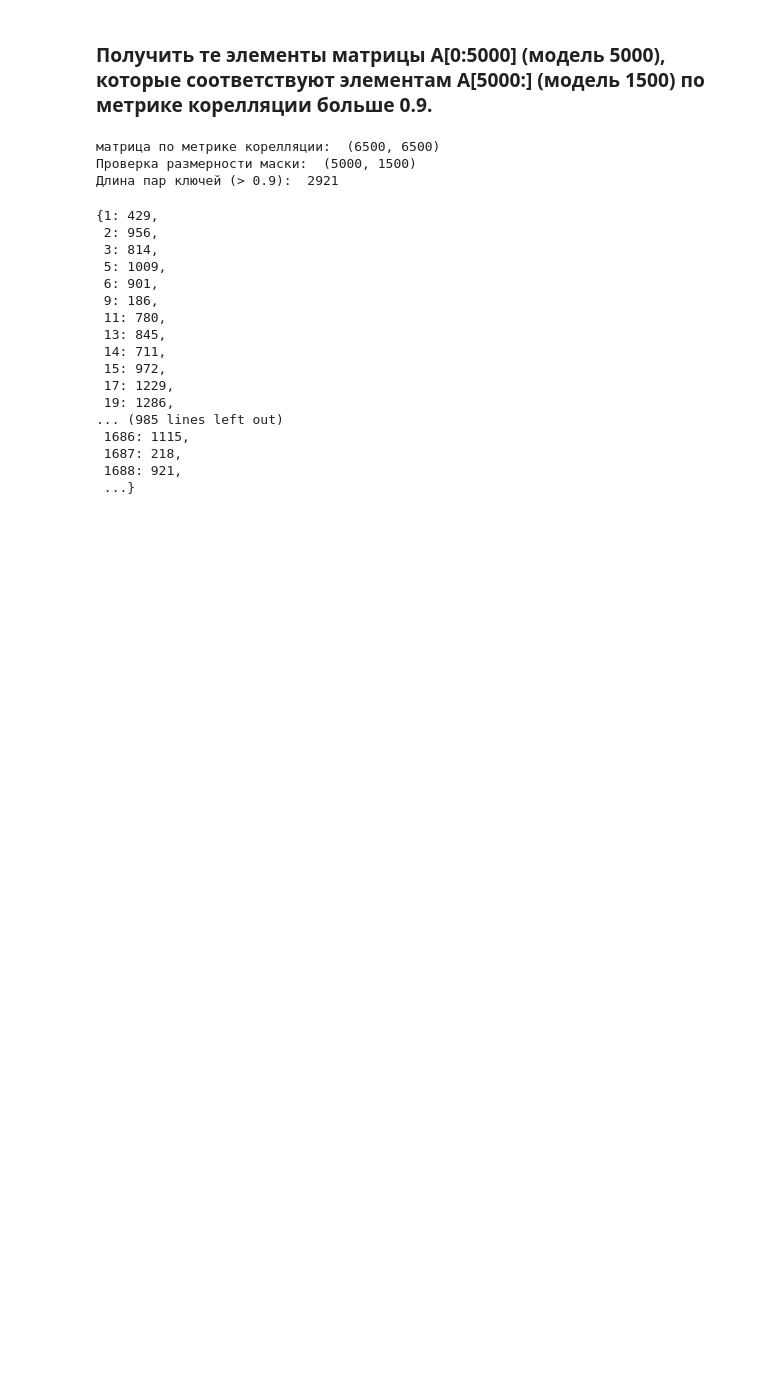
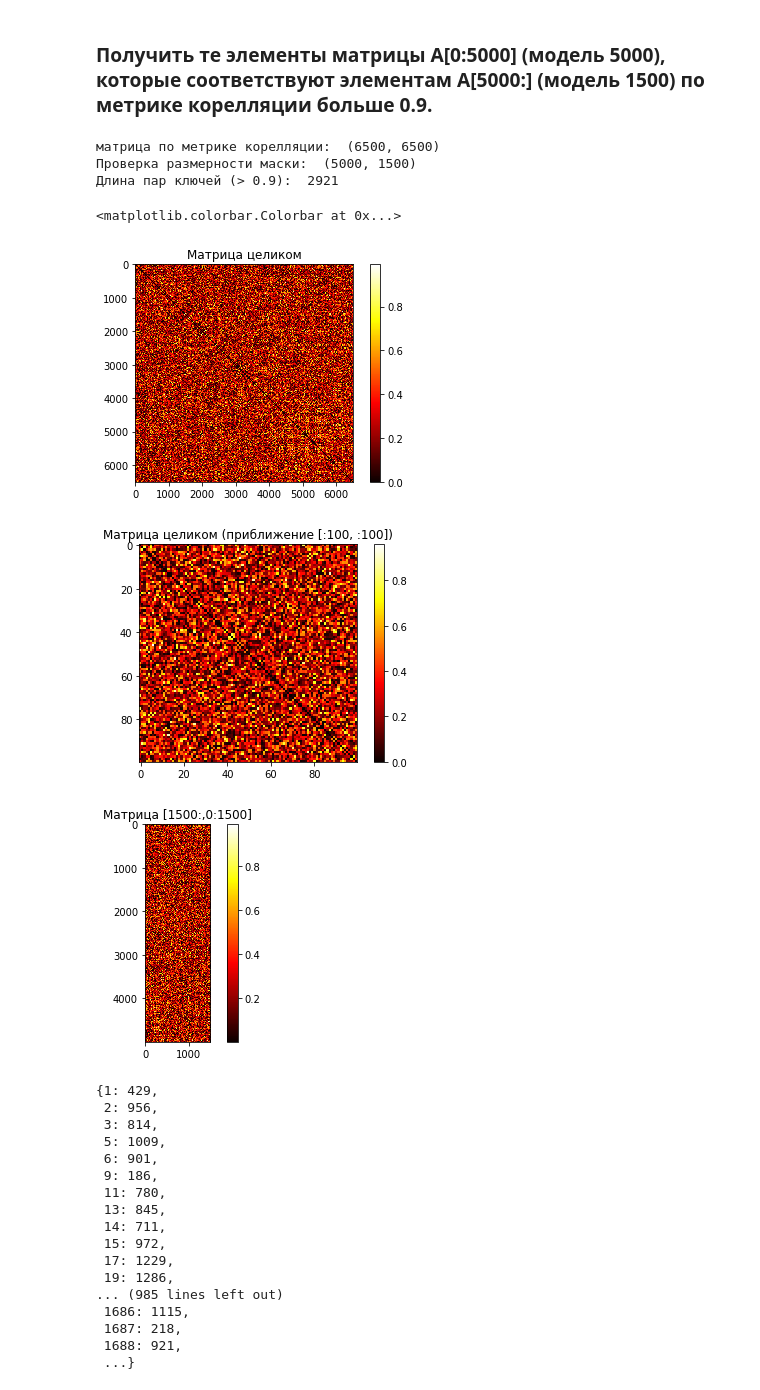
Before and after one commit to helenross636/magic_season, a Jupyter notebook: #Task15.ipynb, the cells around one changed output. Saved outputs shown, nothing was run; the diff lists cells and outputs as text; code cells hidden in the pictures; blank space fills up the shorter version.

```diff
--- a/#Task15.ipynb
+++ b/#Task15.ipynb
@@ -74,24 +74,42 @@ plt.grid(True)
 # %%
 (y,z) = w_PLUS.shape
 am = np.zeros((y,y))
 am = abs(np.corrcoef(w_PLUS))
 np.fill_diagonal(am, 0)
 print('матрица по метрике корелляции: ',am.shape)
 
 mask = am[1500:,0:1500] > 0.9
 print('Проверка размерности маски: ', mask.shape)
 
 similar = {} #представляют тип данных словаря dict, а словарь состоит из групп значений пар ключей
 for idx, k in enumerate(mask):
   nk = k.nonzero()[0]
   if len(nk) != 0:
     similar[idx] = nk[np.argmax(am[idx,nk])]
 
 print('Длина пар ключей (> 0.9): ',len(similar))
+
+plt.title('Матрица целиком')
+plt.imshow(am, cmap='hot', interpolation='nearest')
+plt.colorbar()
+
+plt.figure()
+plt.title('Матрица целиком (приближение [:100, :100])')
+plt.imshow(am[:100, :100], cmap='hot', interpolation='nearest')
+plt.colorbar()
+
+plt.figure()
+plt.title('Матрица [1500:,0:1500]')
+plt.imshow(am[1500:,0:1500], cmap='hot', interpolation='nearest')
+plt.colorbar()
 # %% [output]
 матрица по метрике корелляции:  (6500, 6500)
 Проверка размерности маски:  (5000, 1500)
 Длина пар ключей (> 0.9):  2921
+<matplotlib.colorbar.Colorbar at 0x...>
+[figure, added]
+[figure, added]
+[figure, added]
 # %%
 similar
 # %% [output]
```
